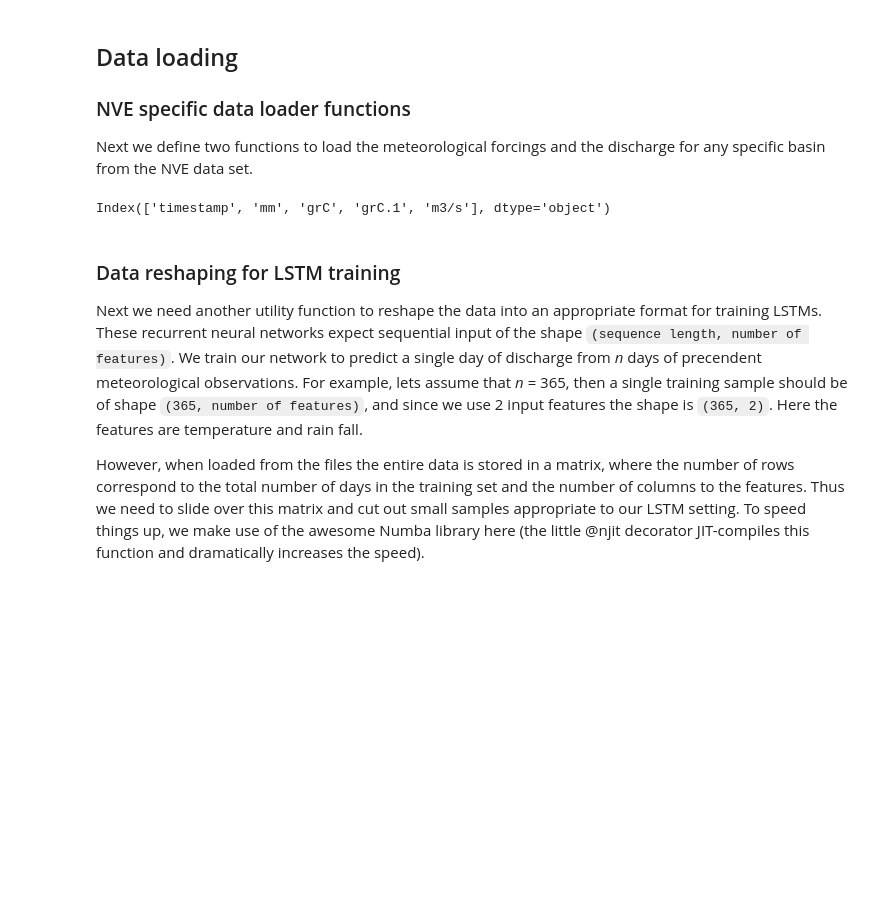
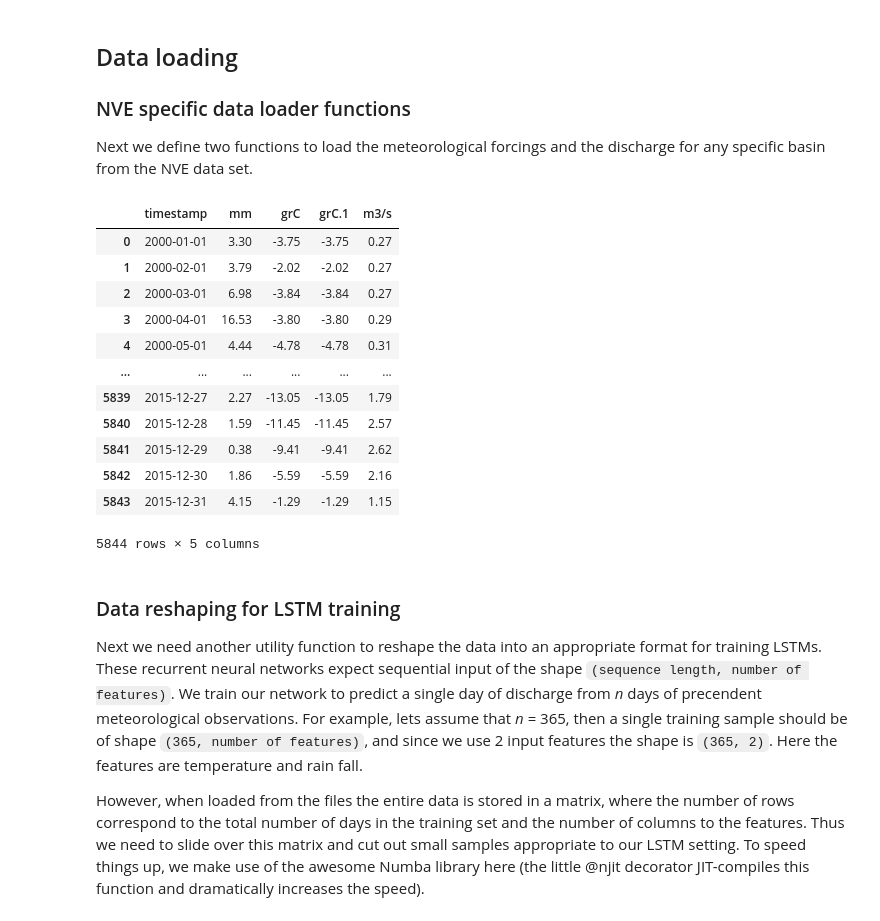
Before and after one commit to chrskj/TTK4853-hbv-ham5, a Jupyter notebook: Python/NVE_LSTM.ipynb, the cells around one changed output. Cells and saved outputs as stored; diff of their text form; code cells hidden in the pictures; blank space fills up the shorter version.

```diff
--- a/Python/NVE_LSTM.ipynb
+++ b/Python/NVE_LSTM.ipynb
@@ -33,24 +37,41 @@ def load_forcing_and_discharge(basin: int) -> Tuple[pd.DataFrame, int]:
     path = '../Input files (.txt)'
     all_files = glob.glob(path + "/*.txt")
 
-    df_dict = {}
+    file_exist = False
+
+    # Loop through files and find correct basin
     for file_path in all_files:
         # Name is formatted `./Input files (.txt)/nve_inp_XX.txt`
         number = int(file_path.split('_')[-1].split('.')[0])
 
         if number == basin:
+            file_exist = True
             df = pd.read_csv(file_path, encoding='cp1252', skiprows=[0], delimiter=r"\s+", parse_dates=[['dd.mm.yyyy',  'hh:mm:ss']])
             df = df.rename(columns={"dd.mm.yyyy_hh:mm:ss": "timestamp"})
-            df_dict[number] = df
-            return df
-        else:
-            print("Basin does not exist")
-            return None
+
+    # Return None if basin does not exist
+    if file_exist == False:
+        print("Basin does not exist")
+        return None
+    else:
+        return df
 # %%
-# Print keys for one basin
-load_forcing_and_discharge(90).keys()
+# Display DF for one basin
+display(load_forcing_and_discharge(1))
 # %% [output]
+|  | timestamp | mm | grC | grC.1 | m3/s |
+| 0 | 2000-01-01 | 3.30 | -3.75 | -3.75 | 0.27 |
+| 1 | 2000-02-01 | 3.79 | -2.02 | -2.02 | 0.27 |
+| 2 | 2000-03-01 | 6.98 | -3.84 | -3.84 | 0.27 |
+| 3 | 2000-04-01 | 16.53 | -3.80 | -3.80 | 0.29 |
+| 4 | 2000-05-01 | 4.44 | -4.78 | -4.78 | 0.31 |
+| ... | ... | ... | ... | ... | ... |
+| 5839 | 2015-12-27 | 2.27 | -13.05 | -13.05 | 1.79 |
+| 5840 | 2015-12-28 | 1.59 | -11.45 | -11.45 | 2.57 |
+| 5841 | 2015-12-29 | 0.38 | -9.41 | -9.41 | 2.62 |
+| 5842 | 2015-12-30 | 1.86 | -5.59 | -5.59 | 2.16 |
+| 5843 | 2015-12-31 | 4.15 | -1.29 | -1.29 | 1.15 |
-Index(['timestamp', 'mm', 'grC', 'grC.1', 'm3/s'], dtype='object')
+5844 rows × 5 columns
 # %% [markdown]
 ### Data reshaping for LSTM training
 Next we need another utility function to reshape the data into an appropriate format for training LSTMs. These recurrent neural networks expect sequential input of the shape `(sequence length, number of features)`. We train our network to predict a single day of discharge from *n* days of precendent meteorological observations. For example, lets assume that _n_ = 365, then a single training sample should be of shape `(365, number of features)`, and since we use 2 input features the shape is `(365, 2)`. Here the features are temperature and rain fall.
```
Also changed, not shown: parts of 9 cells of this notebook.
